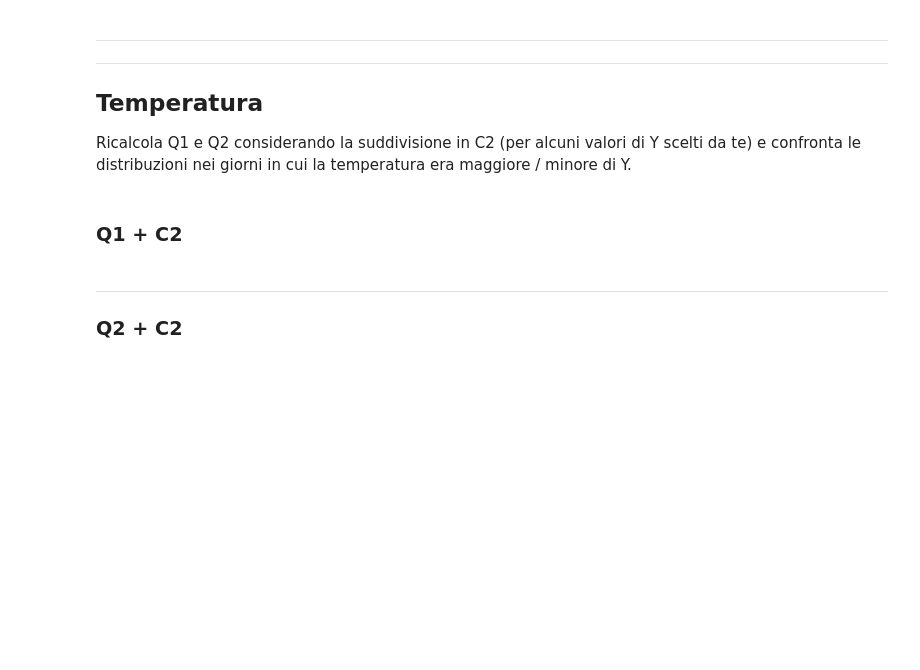
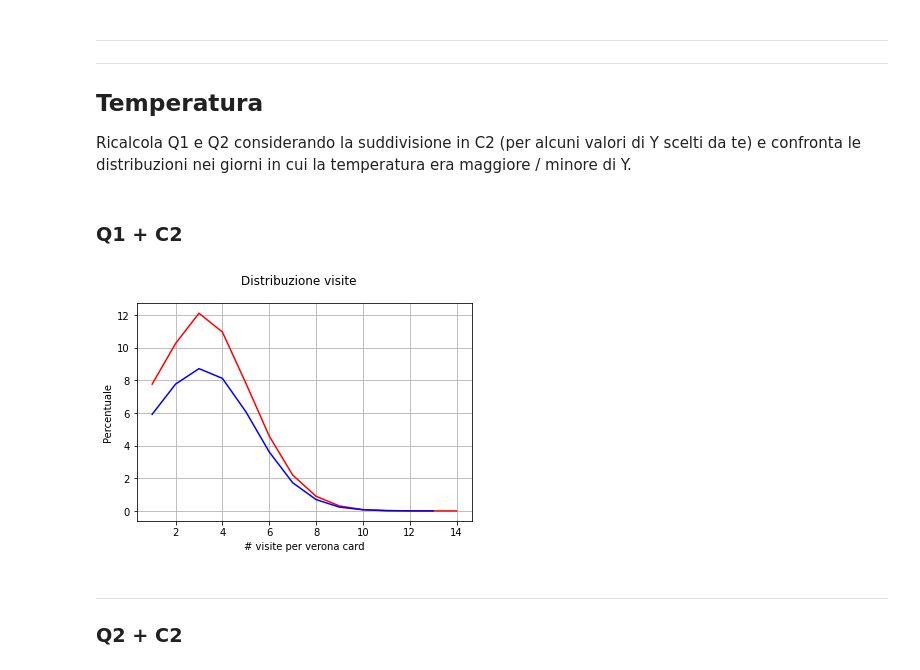
Before and after one commit to 4nnina/bigData_project, a Jupyter notebook: Progetto.ipynb, the cells around one changed output. Saved outputs shown, nothing was run; the diff lists cells and outputs as text; code cells hidden in the pictures; blank space fills up the shorter version.

```diff
--- a/Progetto.ipynb
+++ b/Progetto.ipynb
@@ -282,11 +282,11 @@ temperatura media giornaliera annua:  13.69
 #uno contenente i giorni in cui la temperatura media era superiore a Y,
 #uno contenente i giorni in cui la temperatura media era inferiore a Y
 def temperature_day(Y_t):
-    over_Y = day_t_mean.filter(lambda x: x[1] >= Y_t)\
-                        .map(lambda x: x[0])
+    over_Y = day_t_mean.filter(lambda x: x[1] >= Y_t)#\
+                        #.map(lambda x: x[0])
 
-    under_Y = day_t_mean.filter(lambda x: x[1] < Y_t)\
-                        .map(lambda x: x[0])
+    under_Y = day_t_mean.filter(lambda x: x[1] < Y_t)#\
+                        #.map(lambda x: x[0])
 
     return (over_Y, under_Y)
 # %%
@@ -433,3 +479,29 @@ Ricalcola Q1 e Q2 considerando la suddivisione in C2 (per alcuni valori di Y sce
+# %%
+import matplotlib.pyplot as plt
+
+list_over = over_poi_visited.collect()
+list_under = under_poi_visited.collect()
+
+perc_vc_over = [ (x[1] / tot_vc * 100 ) for x in list_over]
+perc_vc_under = [ (x[1] / tot_vc * 100 ) for x in list_under]
+visit_number_over = [x[0] for x in list_over]
+visit_number_under = [x[0] for x in list_under]
+
+plt.suptitle('Distribuzione visite')
+plt.xlabel('# visite per verona card')
+plt.ylabel('Percentuale')
+
+plt.grid(ls = '-')
+#plt.plot(visit_number, perc_vc)
+#for x,y in zip(visit_number, perc_vc):
+#    plt.text(x,y, str(round(y,2)))
+plt.plot(visit_number_over,perc_vc_over, color='r')
+plt.plot(visit_number_under,perc_vc_under, color='b')
+#plt.legend()
+
+plt.show()
+# %% [output]
+[figure, added]
 # %% [markdown]
 --------------------------------------------------------
 ### Q2 + C2
```
Also changed, not shown: parts of 8 cells of this notebook.
